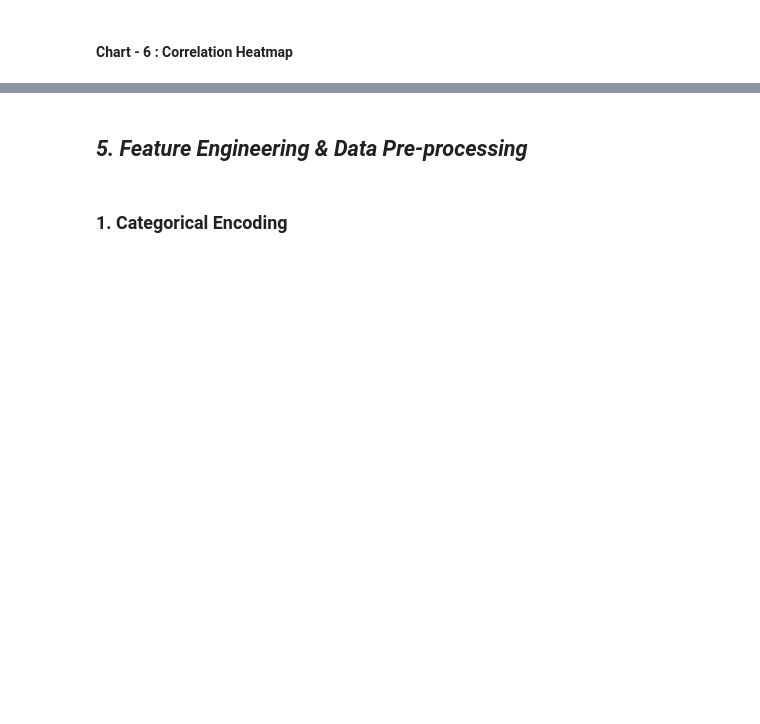
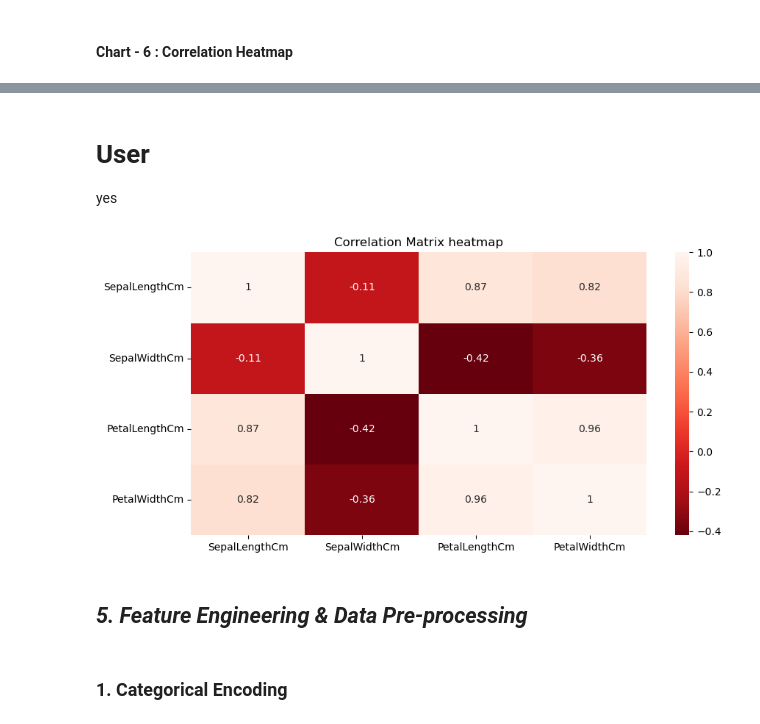
Before and after one commit to optimusprime009/Iris-flower-classification, a Jupyter notebook: Iris_Flower_Classification.ipynb, the cells around one changed output, grey strips where cells are left out. Drawn from its saved outputs; the diff is of its cells as text; code cells hidden in the pictures; blank space fills up the shorter version.

```diff
--- a/Iris_Flower_Classification.ipynb
+++ b/Iris_Flower_Classification.ipynb
@@ -86,3 +90,9 @@ df = pd.read_csv("Desktop/Iris flower classification/Iris_Flower_Classification.
+# %%
+# Load Dataset
+url = "https://raw.githubusercontent.com/optimusprime009/Iris-flower-classification/main/Iris.csv"
+
+# Load the dataset
+df = pd.read_csv(url)
 # %% [markdown]
 ### Dataset First View
 # %%
@@ -271,16 +382,26 @@ plt.show()
+# %% [markdown]
+# User
+yes
 # %%
+# Assistant
 # Correlation Heatmap Visualization Code
-corr_matrix = data.corr()
+# Select only numeric columns from the DataFrame
+numeric_data = data.select_dtypes(include=['number'])
+
+# Calculate the correlation matrix
+corr_matrix = numeric_data.corr()
 
 # Plot Heatmap
-plt.figure(figsize=(8, 4))
+plt.figure(figsize=(10, 5))
 sns.heatmap(corr_matrix, annot=True, cmap='Reds_r')
 
 # Setting Labels
 plt.title('Correlation Matrix heatmap')
 
 # Display Chart
 plt.show()
+# %% [output]
+[figure, added]
 # %% [markdown]
 ## ***5. Feature Engineering & Data Pre-processing***
 # %% [markdown]
```
Also changed, not shown: parts of 62 cells of this notebook.
